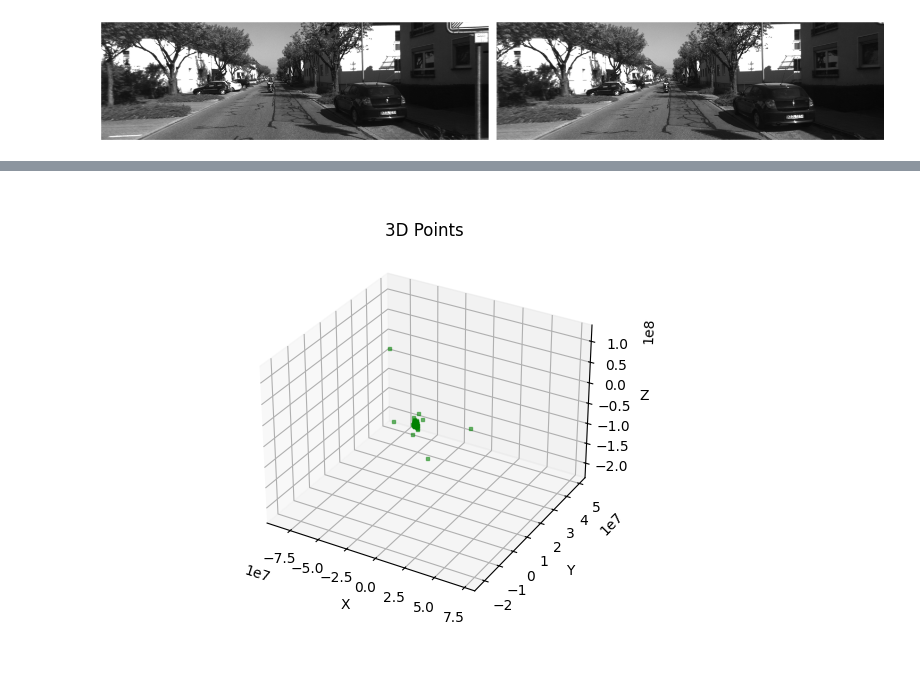
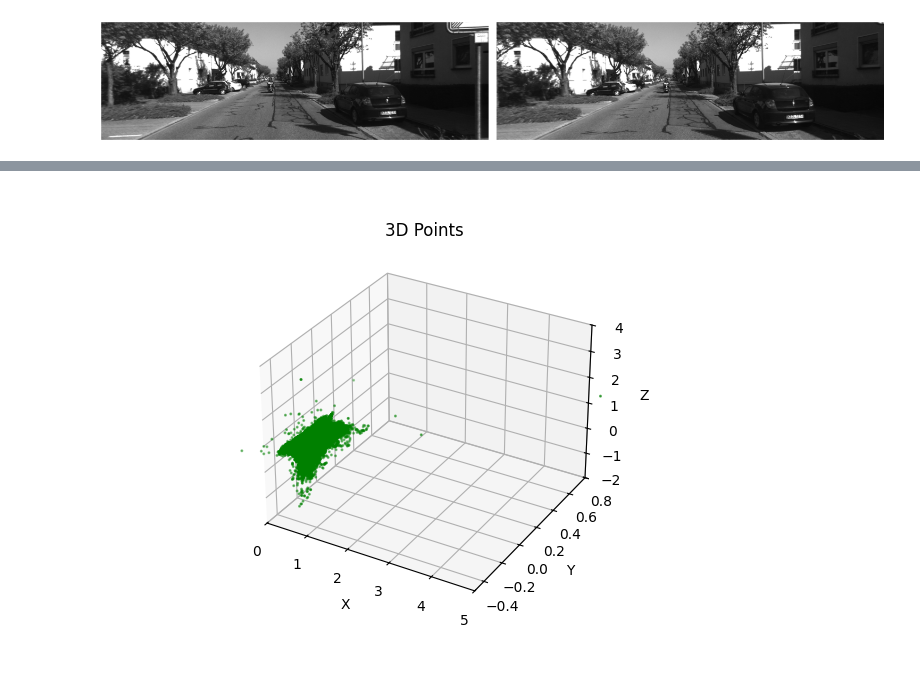
Before and after one commit to henriqueguanais/visao_robotica, a Jupyter notebook: atividades/atividade_07.ipynb, the cells around one changed output, grey strips where cells are left out. Cells and saved outputs as stored; diff of their text form; code cells hidden in the pictures.

Commit message:
structure from motion

```diff
--- a/atividades/atividade_07.ipynb
+++ b/atividades/atividade_07.ipynb
@@ -36,6 +60,20 @@ plt.show()
 [figure]
 # %%
 def get_matches_pts(img1, img2):
+    """
+    Função que retorna os pontos correspondentes entre duas imagens, através do algorithm SIFT e K-D Tree
+
+    Parâmetros:
+    - img1: imagem 1
+    - img2: imagem 2
+
+    Retorna:
+    - src_pts: pontos correspondentes da imagem 1
+    - dst_pts: pontos correspondentes da imagem 2
+    - good_matches: matches válidos
+    - kp1: keypoints da imagem 1
+    - kp2: keypoints da imagem 2
+    """
     sift = cv2.SIFT_create()
     kp1, des1 = sift.detectAndCompute(img1, None)
     kp2, des2 = sift.detectAndCompute(img2, None)
@@ -49,7 +87,7 @@ def get_matches_pts(img1, img2):
     # filtra alguns valores de matches
     good_matches = []
     for m, n in matches:
-        if m.distance < 0.75 * n.distance:
+        if m.distance < 0.9 * n.distance:
             good_matches.append(m)
 
     # pega os pontos correspondentes
@@ -107,63 +163,93 @@ plt.show()
 # %%
 
-def align_points(points_3D, good_matches, dst_pts):
+def align_points(points_3D, good_matches, kp2):
+    """
+    Função que alinha os pontos 3D com os pontos 2D correspondentes.
+
+    Parâmetros:
+    - points_3D: pontos 3D
+    - good_matches: matches válidos
+    - kp2: keypoints da imagem 2
+
+    Retorna:
+    - aligned_3D: pontos 3D alinhados
+    - aligned_2D: pontos 2D alinhados
+    """
     aligned_3D = []
     aligned_2D = []
 
-    for i, match in enumerate(good_matches):
-        query_idx = match.queryIdx
+    for match in good_matches:
+        # verifica se o descritor esta dentro do range de pontos
+        if match.queryIdx < len(points_3D):
+            # ponto 3D correspondente
+            point_3d = points_3D[match.queryIdx]
 
-        if query_idx < len(points_3D):  # Garantir que há um ponto 3D correspondente
-            aligned_3D.append(points_3D[query_idx])  # Adicionar ponto 3D
-            aligned_2D.append(dst_pts[i])  # Adicionar ponto 2D filtrado
+            # ponto 2D correspondente
+            point_2d = kp2[match.trainIdx].pt
 
-    # Converter para formato adequado
+            aligned_3D.append(point_3d)
+            aligned_2D.append(point_2d)
+
     aligned_3D = np.array(aligned_3D, dtype=np.float32)
     aligned_2D = np.array(aligned_2D, dtype=np.float32)
 
     return aligned_3D, aligned_2D
 
 
 def structure_reconstrution(points_3D, K, img_dir):
+    """
+    Função que faz a reconstrução da estrutura 3D a partir de uma sequência de imagens.
+
+    Parâmetros:
+    - points_3D: pontos 3D iniciais
+    - K: matriz de parâmetros intrínsecos da câmera
+    - img_dir: diretório das imagens
+    """
+
+    # pega todas as imagens .png do diretorio e ordena
     image_files = glob.glob(img_dir + '/*.png')
     image_files = sorted(image_files)
 
     img_old = cv2.imread(image_files[1])
-    camera_positions = []
+    poses = []
     for image_path in image_files[2::]:
         new_img = cv2.imread(image_path)
+        # faz o match entre a imagem passada e a nova e alinha os pontos 3D
+        src_pts, dst_pts, good_matches, _, kp2 = get_matches_pts(img_old, new_img)
+        aligned_3D, aligned_2D = align_points(points_3D, good_matches, kp2)
 
-        src_pts, dst_pts, good_matches, _, _ = get_matches_pts(img_old, new_img)
-        aligned_3D, aligned_2D = align_points(points_3D, good_matches, dst_pts)
-
+        # realiza o algortimo de PnP
         _, rvec, tvec = cv2.solvePnP(aligned_3D, aligned_2D, K, None)
+        # converte a matriz rvec para a matriz de rotacao
         R, _ = cv2.Rodrigues(rvec)
-
+        # triangula os pontos 3D
         new_points_3D = triangulate_points(src_pts, dst_pts, K, R, tvec)
 
         img_old = new_img
+        # adiciona os novos pontos a matriz de pontos 3D
+        points_3D = np.vstack([points_3D, new_points_3D])
+        # adiciona as posicoes da camera a matriz poses
+        poses.append(np.hstack((R, tvec)))
 
-        points_3D = np.vstack([points_3D, new_points_3D])
+    return points_3D, poses
 
-        new_camera_position = -np.dot(R.T, tvec)
-        camera_positions.append(new_camera_position)
+points_3D, poses = structure_reconstrution(points_3D, K, img_dir)
 
-    camera_positions = np.array(camera_positions).reshape(-1, 3)
-    return points_3D, camera_positions
-
-points_3D, camera_positions = structure_reconstrution(points_3D, K, img_dir)
-
-%matplotlib widget
 fig = plt.figure()
 ax = fig.add_subplot(111, projection='3d')
 
-# Plot the 3D points
-ax.scatter(points_3D[:, 0], points_3D[:, 1], points_3D[:, 2], marker='s', s=5, c='g', alpha=0.5)
+# plot dos pontos 3D em verde
+ax.scatter(points_3D[:, 0], points_3D[:, 1], points_3D[:, 2], marker='.', s=5, c='g')
+
 plt.title('3D Points')
-# Configure the plot
+ax.set_xlim([0, 5])
+ax.set_ylim([-0.5, 0.8])
+ax.set_zlim([-2, 4])
+
 ax.set_xlabel('X')
 ax.set_ylabel('Y')
 ax.set_zlabel('Z')
+
 plt.show()
 # %% [output]
-[figure, old version]
+[figure, new version]
```
Also changed, not shown: parts of 9 cells of this notebook.
